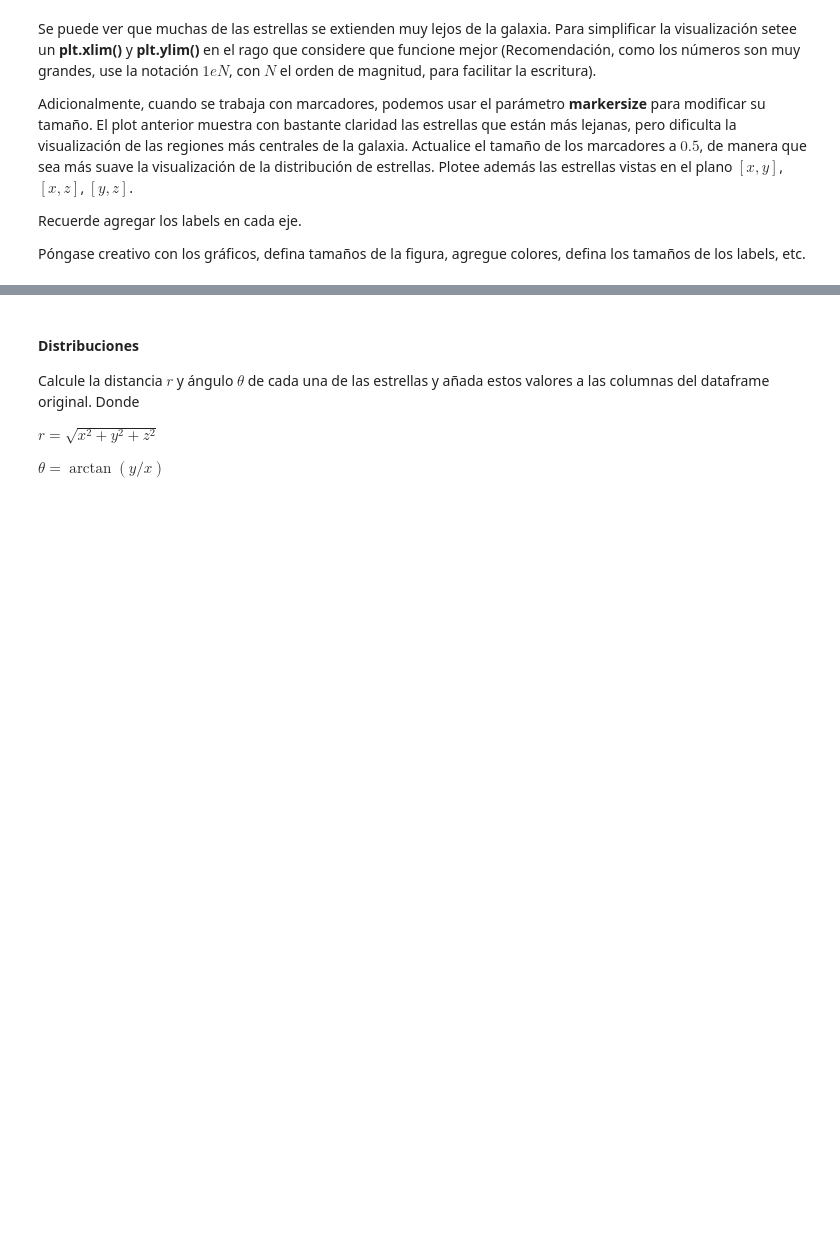
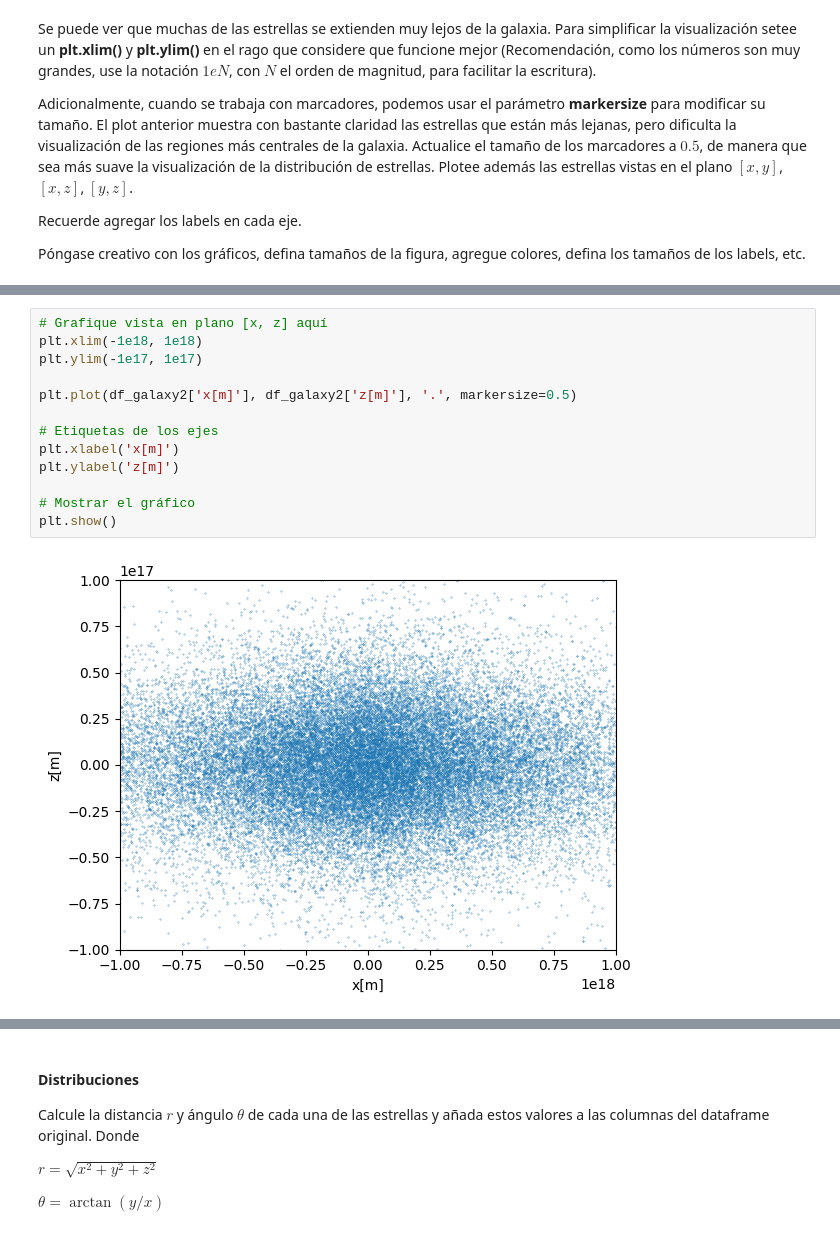
Before and after one commit to carlos-riquelme-c/Tarea-1, a Jupyter notebook: Tarea_1.ipynb, the cells around one changed output, grey strips where cells are left out. Drawn from its saved outputs; the diff is of its cells as text; blank space fills up the shorter version.

```diff
--- a/Tarea_1.ipynb
+++ b/Tarea_1.ipynb
@@ -321,0 +407,15 @@ Póngase creativo con los gráficos, defina tamaños de la figura, agregue color
+# %%
+# Grafique vista en plano [x, z] aquí
+plt.xlim(-1e18, 1e18)
+plt.ylim(-1e17, 1e17)
+
+plt.plot(df_galaxy2['x[m]'], df_galaxy2['z[m]'], '.', markersize=0.5)
+
+# Etiquetas de los ejes
+plt.xlabel('x[m]')
+plt.ylabel('z[m]')
+
+# Mostrar el gráfico
+plt.show()
+# %% [output]
+[figure, added]
```
Also changed, not shown: parts of 27 cells of this notebook.
